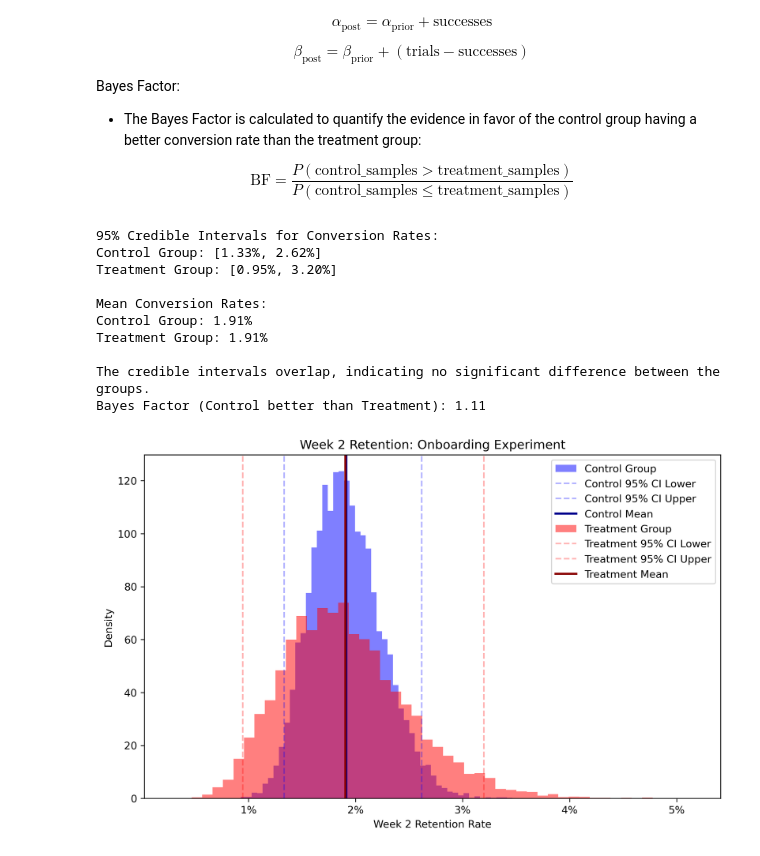
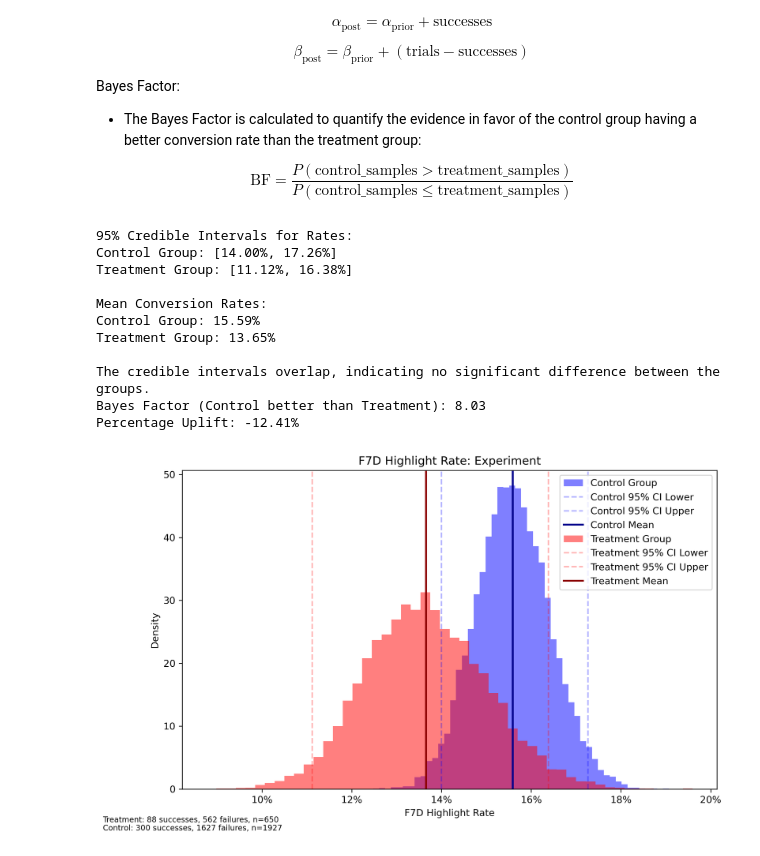
Before and after one commit to patricesweeney/growth, a Jupyter notebook: 02_Acquisition/01_A:B Tests/Discrete A:B test.ipynb, the cells around one changed output. Drawn from its saved outputs; the diff is of its cells as text; code cells hidden in the pictures.

```diff
--- a/02_Acquisition/01_A:B Tests/Discrete A:B test.ipynb
+++ b/02_Acquisition/01_A:B Tests/Discrete A:B test.ipynb
@@ -23,10 +23,11 @@ $$
 $$
 # %%
 # Experiment outcomes (PLAY WITH THIS)
-control_successes = 32
-control_trials = 1721
-treatment_successes = 10
-treatment_trials = 574
+control_successes = 300
+control_trials = 1927
+treatment_successes = 88
+treatment_trials = 650
+target_variable = 'F7D Highlight Rate'
 
 # Define prior parameters for Beta distribution
 alpha_prior = 1
@@ -34,6 +35,7 @@ beta_prior = 1
 # %%
 import numpy as np
 import matplotlib.pyplot as plt
+
 
 # Calculate posterior parameters for Beta distributions
 alpha_post_control = alpha_prior + control_successes
@@ -58,7 +60,7 @@ control_credible_intervals = np.percentile(control_samples, [2.5, 97.5])
 treatment_credible_intervals = np.percentile(treatment_samples, [2.5, 97.5])
 
 # Output the credible intervals and means as percentages
-print("95% Credible Intervals for Conversion Rates:")
+print("95% Credible Intervals for Rates:")
 print("Control Group: [{:.2f}%, {:.2f}%]".format(control_credible_intervals[0] * 100, control_credible_intervals[1] * 100))
 print("Treatment Group: [{:.2f}%, {:.2f}%]".format(treatment_credible_intervals[0] * 100, treatment_credible_intervals[1] * 100))
 
@@ -86,41 +88,55 @@ bayes_factor = p_control_better / p_treatment_better
 
 print("Bayes Factor (Control better than Treatment): {:.2f}".format(bayes_factor))
 
+# Calculate percentage uplift
+uplift = (treatment_mean / control_mean - 1) * 100
+print("Percentage Uplift: {:.2f}%".format(uplift))
+
 # Plot the distributions
 plt.figure(figsize=(10, 6), dpi=300)
 
 # Plot control group distribution
 plt.hist(control_samples, bins=50, alpha=0.5, label='Control Group', color='blue', density=True)
 plt.axvline(x=control_credible_intervals[0], color='blue', linestyle='--', alpha=0.3, label='Control 95% CI Lower')
 plt.axvline(x=control_credible_intervals[1], color='blue', linestyle='--', alpha=0.3, label='Control 95% CI Upper')
 plt.axvline(x=control_mean, color='darkblue', linestyle='-', linewidth=2, label='Control Mean')
 
 # Plot treatment group distribution
 plt.hist(treatment_samples, bins=50, alpha=0.5, label='Treatment Group', color='red', density=True)
 plt.axvline(x=treatment_credible_intervals[0], color='red', linestyle='--', alpha=0.3, label='Treatment 95% CI Lower')
 plt.axvline(x=treatment_credible_intervals[1], color='red', linestyle='--', alpha=0.3, label='Treatment 95% CI Upper')
 plt.axvline(x=treatment_mean, color='darkred', linestyle='-', linewidth=2, label='Treatment Mean')
 
 # Add labels and title
-plt.xlabel('Week 2 Retention Rate')
+plt.xlabel(f'{target_variable}')
 plt.ylabel('Density')
-plt.title('Week 2 Retention: Onboarding Experiment')
+plt.title(f'{target_variable}: Experiment')
 plt.legend()
+
+# Add text annotations for successes, failures, and total n
+control_failures = control_trials - control_successes
+treatment_failures = treatment_trials - treatment_successes
+control_text = f'Control: {control_successes} successes, {control_failures} failures, n={control_trials}'
+treatment_text = f'Treatment: {treatment_successes} successes, {treatment_failures} failures, n={treatment_trials}'
+
+plt.figtext(0.01, 0.01, control_text, ha='left', fontsize=8)
+plt.figtext(0.01, 0.03, treatment_text, ha='left', fontsize=8)
 
 # Set x-axis to percentage format
 plt.gca().xaxis.set_major_formatter(plt.FuncFormatter(lambda x, _: f'{x:.0%}'))
 
 # Show the plot
 plt.show()
 # %% [output]
-95% Credible Intervals for Conversion Rates:
-Control Group: [1.33%, 2.62%]
-Treatment Group: [0.95%, 3.20%]
+95% Credible Intervals for Rates:
+Control Group: [14.00%, 17.26%]
+Treatment Group: [11.12%, 16.38%]
 
 Mean Conversion Rates:
-Control Group: 1.91%
-Treatment Group: 1.91%
+Control Group: 15.59%
+Treatment Group: 13.65%
 
 The credible intervals overlap, indicating no significant difference between the groups.
-Bayes Factor (Control better than Treatment): 1.11
+Bayes Factor (Control better than Treatment): 8.03
+Percentage Uplift: -12.41%
-[figure, old version]
+[figure, new version]
```
Also changed, not shown: 4 other files.
